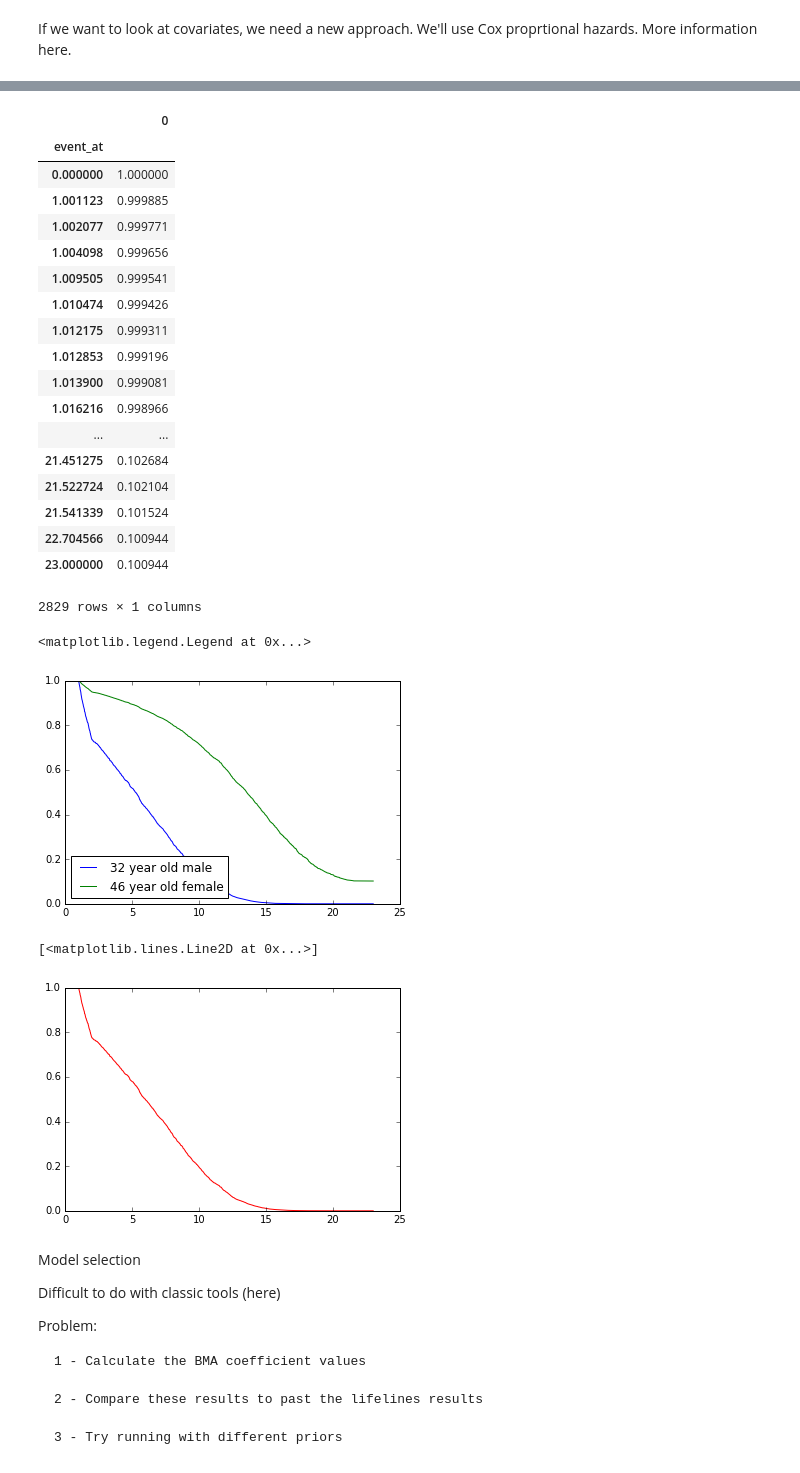
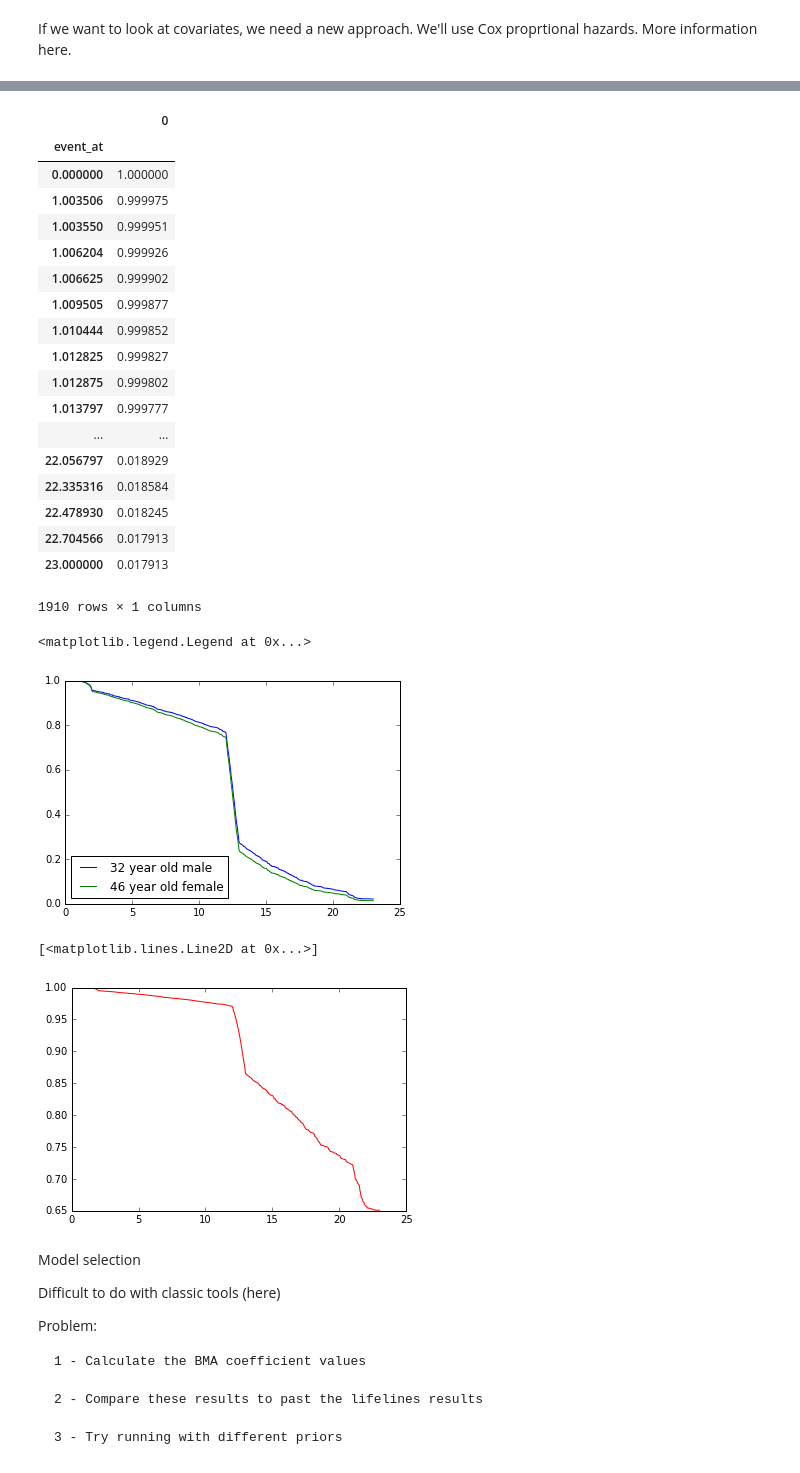
Before and after one commit to JakeColtman/BayesianSurvivalAnalysis, a Jupyter notebook: Full presentation.ipynb, the cells around one changed output, grey strips where cells are left out. Drawn from its saved outputs; the diff is of its cells as text; code cells hidden in the pictures.

Commit message:
Added more regressors

```diff
--- a/Full presentation.ipynb
+++ b/Full presentation.ipynb
@@ -30,6 +30,9 @@ df = time_deltas["time_to_convert"].apply(convert_to_minutes).to_frame()
 grouped_base = base_df.groupby(by = "id").max()
 df["age"] = grouped_base["age"]
 df["male"] = grouped_base["male"]
+df["search"] = grouped_base["search"]
+df["brand"] = grouped_base["brand"]
 df["event"] = df["time_to_convert"] == 23.0
 df["event"] = df["event"].apply(lambda x: 0 if x else 1)
+df["time_to_convert"].median()
 # %% [output]
@@ -220,33 +206,33 @@ cf.baseline_survival_.plot(ax = axis, title = "Baseline Survival")
 # %%
 # Solution to prediction
-regressors = np.array([[45,0]])
+regressors = np.array([[45,0,0,0]])
 survival = cf.predict_survival_function(regressors)
 survival
 # %% [output]
 |  | 0 |
 | event_at |  |
 | 0.000000 | 1.000000 |
-| 1.001123 | 0.999885 |
-| 1.002077 | 0.999771 |
-| 1.004098 | 0.999656 |
-| 1.009505 | 0.999541 |
-| 1.010474 | 0.999426 |
-| 1.012175 | 0.999311 |
-| 1.012853 | 0.999196 |
-| 1.013900 | 0.999081 |
-| 1.016216 | 0.998966 |
+| 1.003506 | 0.999975 |
+| 1.003550 | 0.999951 |
+| 1.006204 | 0.999926 |
+| 1.006625 | 0.999902 |
+| 1.009505 | 0.999877 |
+| 1.010444 | 0.999852 |
+| 1.012825 | 0.999827 |
+| 1.012875 | 0.999802 |
+| 1.013797 | 0.999777 |
 | ... | ... |
-| 21.451275 | 0.102684 |
-| 21.522724 | 0.102104 |
-| 21.541339 | 0.101524 |
-| 22.704566 | 0.100944 |
-| 23.000000 | 0.100944 |
+| 22.056797 | 0.018929 |
+| 22.335316 | 0.018584 |
+| 22.478930 | 0.018245 |
+| 22.704566 | 0.017913 |
+| 23.000000 | 0.017913 |
-2829 rows × 1 columns
+1910 rows × 1 columns
 # %%
 #Solution to plotting multiple regressors
 fig, axis = plt.subplots(nrows=1, ncols=1, sharex=True)
-regressor1 = np.array([[18,1]])
-regressor2 = np.array([[56,0]])
+regressor1 = np.array([[18,0,0,1]])
+regressor2 = np.array([[56,0,0,1]])
 survival_1 = cf.predict_survival_function(regressor1)
 survival_2 = cf.predict_survival_function(regressor2)
 plt.plot(survival_1,label = "32 year old male")
@@ -254,14 +240,14 @@ plt.plot(survival_2,label = "46 year old female")
 plt.legend(loc = "lower left")
 # %% [output]
 <matplotlib.legend.Legend at 0x...>
-[figure, old version]
+[figure, new version]
 # %%
 #Difference in survival
-odds = survival_1 / survival_2
+odds = survival_2 / survival_1
 plt.plot(odds, c = "red")
 # %% [output]
 [<matplotlib.lines.Line2D at 0x...>]
-[figure, old version]
+[figure, new version]
 # %% [markdown]
 Model selection
 
```
Also changed, not shown: parts of 11 cells of this notebook, 2 other files.
